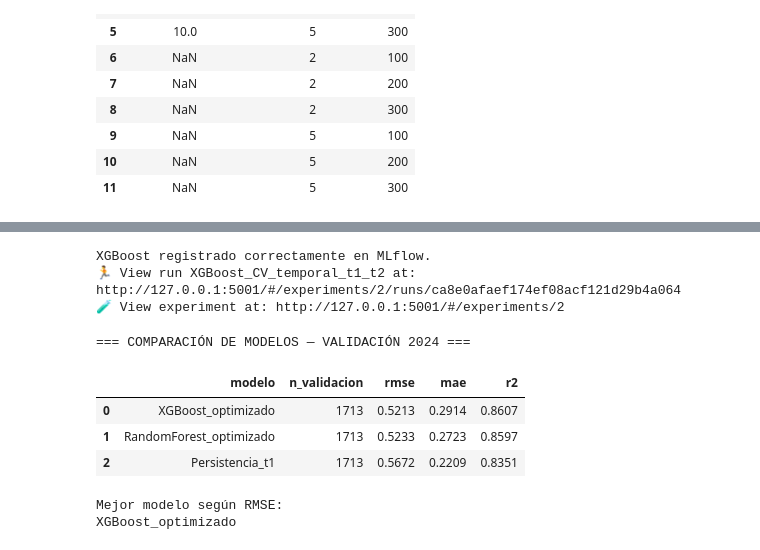
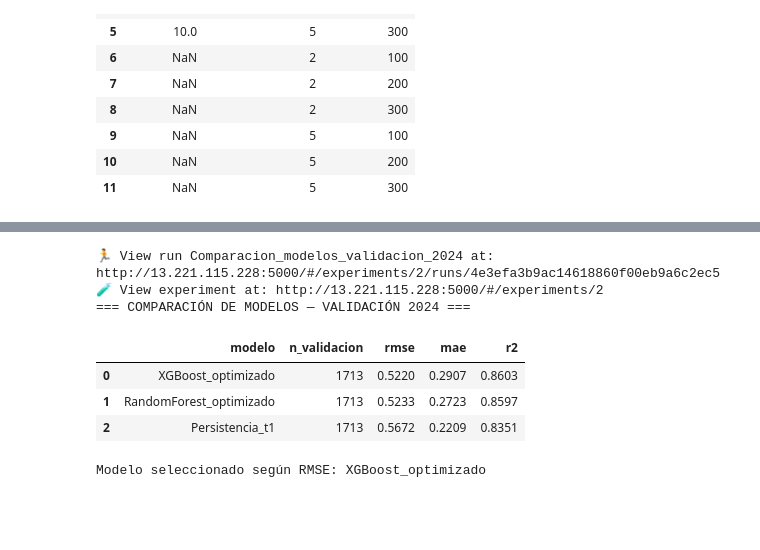
Before and after one commit to VicKingo98/agropredict-colombia, a Jupyter notebook: notebooks/05.1_optimizacion_modelos.ipynb, the cells around one changed output, grey strips where cells are left out. Drawn from its saved outputs; the diff is of its cells as text; code cells hidden in the pictures; blank space fills up the shorter version.

```diff
--- a/notebooks/05.1_optimizacion_modelos.ipynb
+++ b/notebooks/05.1_optimizacion_modelos.ipynb
@@ -671,37 +683,3 @@ Tiempo total: 8.4 segundos
-# %%
-with mlflow.start_run(run_name="XGBoost_CV_temporal_t1_t2"):
-
-    mlflow.log_params({
-        "modelo": "XGBoost",
-        **mejores_parametros_xgb,
-        "colsample_bytree": 0.8,
-        "objective": "reg:squarederror",
-        "random_state": 42,
-        "tipo_validacion": "expanding_window",
-        "numero_folds": 3,
-        "variables_rezago": "t-1_t-2"
-    })
-
-    mlflow.log_metrics({
-        "cv_rmse": float(df_busqueda_xgb.iloc[0]["rmse_cv"]),
-        "cv_mae": float(df_busqueda_xgb.iloc[0]["mae_cv"]),
-        "cv_r2": float(df_busqueda_xgb.iloc[0]["r2_cv"]),
-        "rmse_2021": float(df_busqueda_xgb.iloc[0]["rmse_2021"]),
-        "rmse_2022": float(df_busqueda_xgb.iloc[0]["rmse_2022"]),
-        "rmse_2023": float(df_busqueda_xgb.iloc[0]["rmse_2023"])
-    })
-
-    # Guardar la tabla completa de combinaciones
-    mlflow.log_table(
-        df_busqueda_xgb,
-        artifact_file="busqueda_hiperparametros_xgb.json"
-    )
-
-    print("XGBoost registrado correctamente en MLflow.")
-# %% [output]
-XGBoost registrado correctamente en MLflow.
-🏃 View run XGBoost_CV_temporal_t1_t2 at: http://127.0.0.1:5001/#/experiments/2/runs/ca8e0afaef174ef08acf121d29b4a064
-🧪 View experiment at: http://127.0.0.1:5001/#/experiments/2
 # %%
 # Construir modelos con los mejores hiperparámetros
 modelos_optimizados = {
@@ -742,37 +720,66 @@ for nombre, modelo in modelos_optimizados.items():
         "n_validacion": len(y_val),
         **metricas
     })
 
     pipelines_optimizados[nombre] = pipeline
 
 # Baseline de persistencia sobre las mismas observaciones
 metricas_baseline_2024 = calcular_metricas(
     y_val,
     val["rendimiento_rezago_1"]
 )
 
 resultados_validacion_2024.append({
     "modelo": "Persistencia_t1",
     "n_validacion": len(y_val),
     **metricas_baseline_2024
 })
 
 df_validacion_2024 = (
     pd.DataFrame(resultados_validacion_2024)
     .sort_values("rmse")
     .reset_index(drop=True)
 )
 
+# Modelo seleccionado: el de menor RMSE entre los modelos entrenados
+MODELO_SELECCIONADO = (
+    df_validacion_2024[df_validacion_2024["modelo"] != "Persistencia_t1"]
+    .iloc[0]["modelo"]
+)
+
+# Registro en MLflow
+with mlflow.start_run(
+    run_name="Comparacion_modelos_validacion_2024",
+    tags={**TAGS_COMUNES, "tipo_run": "comparacion"},
+):
+    mlflow.log_params({
+        "periodo_entrenamiento": "2020-2023",
+        "periodo_validacion": "2024",
+        "criterio_seleccion": "rmse",
+        "modelo_seleccionado": MODELO_SELECCIONADO,
+        **{f"rf_{k}": v for k, v in mejores_parametros_rf.items()},
+        **{f"xgb_{k}": v for k, v in mejores_parametros_xgb.items()},
+    })
+
+    for _, fila in df_validacion_2024.iterrows():
+        mlflow.log_metrics({
+            f"{fila['modelo']}_rmse": float(fila["rmse"]),
+            f"{fila['modelo']}_mae": float(fila["mae"]),
+            f"{fila['modelo']}_r2": float(fila["r2"]),
+        })
+
+    mlflow.log_table(df_validacion_2024, artifact_file="comparacion_validacion_2024.json")
+
 print("=== COMPARACIÓN DE MODELOS — VALIDACIÓN 2024 ===")
 display(df_validacion_2024.round(4))
 
-print("\nMejor modelo según RMSE:")
-print(df_validacion_2024.iloc[0]["modelo"])
+print("\nModelo seleccionado según RMSE:", MODELO_SELECCIONADO)
 # %% [output]
+🏃 View run Comparacion_modelos_validacion_2024 at: http://13.221.115.228:5000/#/experiments/2/runs/4e3efa3b9ac14618860f00eb9a6c2ec5
+🧪 View experiment at: http://13.221.115.228:5000/#/experiments/2
 === COMPARACIÓN DE MODELOS — VALIDACIÓN 2024 ===
 |  | modelo | n_validacion | rmse | mae | r2 |
-| 0 | XGBoost_optimizado | 1713 | 0.5213 | 0.2914 | 0.8607 |
+| 0 | XGBoost_optimizado | 1713 | 0.5220 | 0.2907 | 0.8603 |
 | 1 | RandomForest_optimizado | 1713 | 0.5233 | 0.2723 | 0.8597 |
 | 2 | Persistencia_t1 | 1713 | 0.5672 | 0.2209 | 0.8351 |
-Mejor modelo según RMSE:
-XGBoost_optimizado
+Modelo seleccionado según RMSE: XGBoost_optimizado
```
Also changed, not shown: parts of 19 cells of this notebook, 3 other files.
